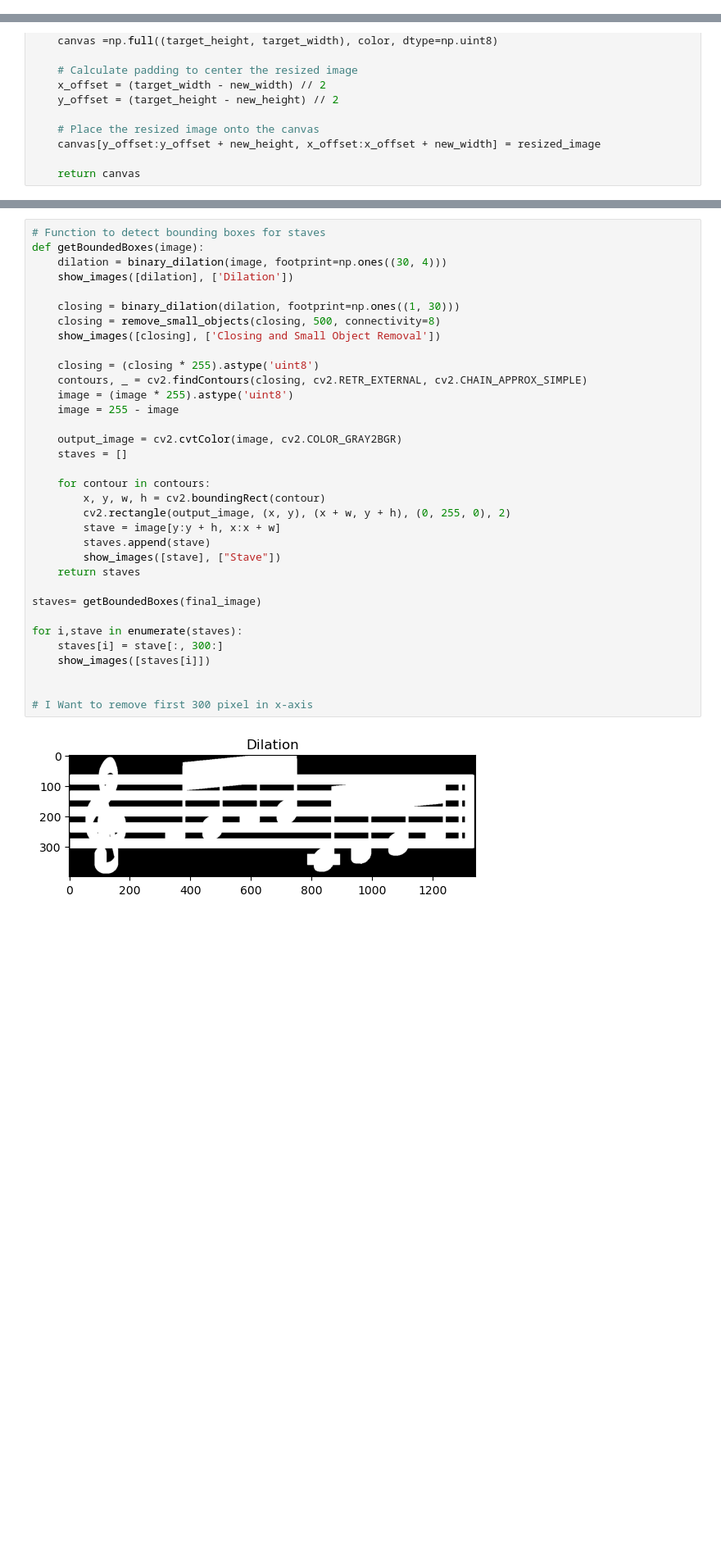
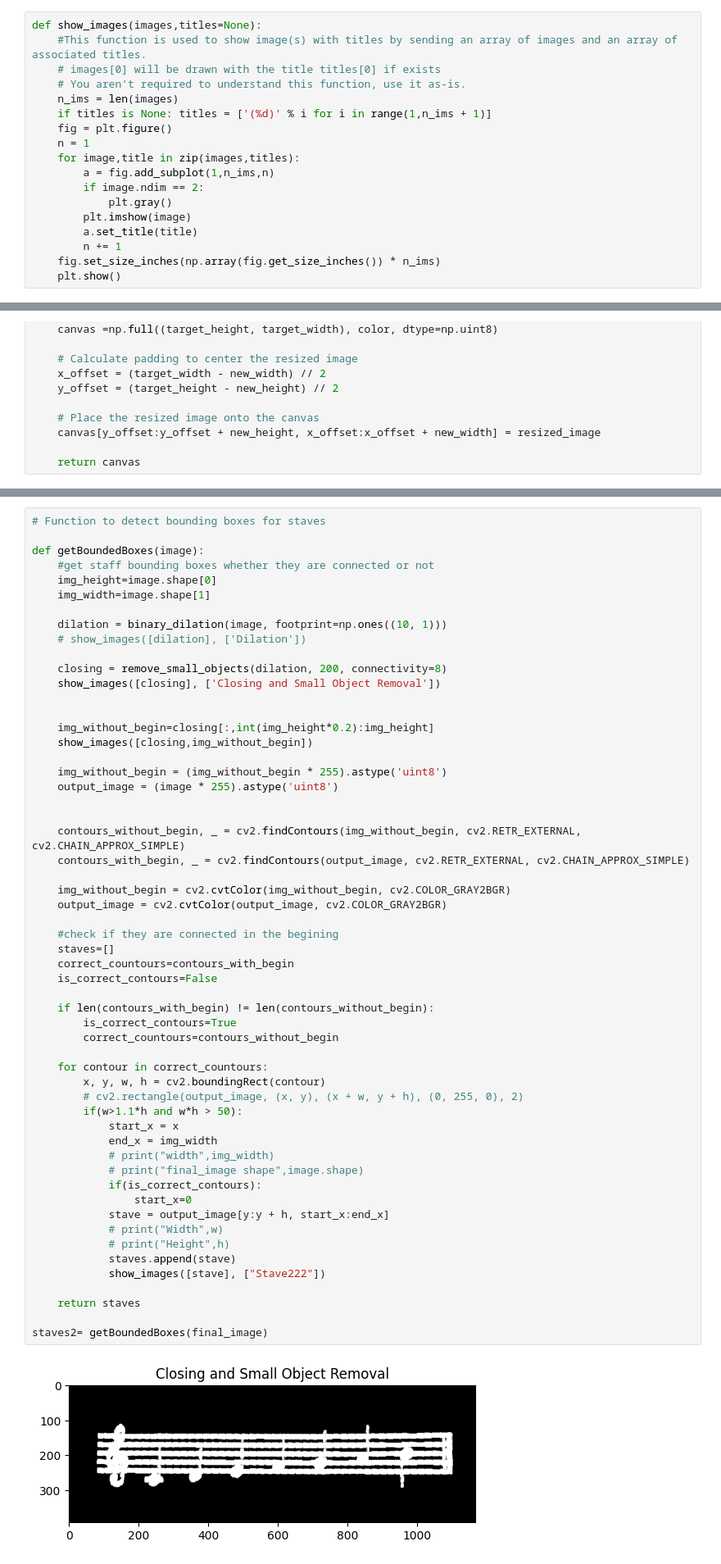
Before and after one commit to Malakyasser8/OMR-Music-Sheet-To-Song, a Jupyter notebook: main.ipynb, the cells around one changed output, grey strips where cells are left out. Shown: that part at 82% size. Drawn from its saved outputs; the diff is of its cells as text; blank space fills up the shorter version.

Commit message:
Zbatna pre processing w staff detection

```diff
--- a/main.ipynb
+++ b/main.ipynb
@@ -17,6 +17,24 @@ from skimage.morphology import binary_erosion, binary_dilation, binary_closing,
 from skimage.measure import find_contours
 from skimage.draw import rectangle
 from skimage.transform import resize
+# %%
+def show_images(images,titles=None):
+    #This function is used to show image(s) with titles by sending an array of images and an array of associated titles.
+    # images[0] will be drawn with the title titles[0] if exists
+    # You aren't required to understand this function, use it as-is.
+    n_ims = len(images)
+    if titles is None: titles = ['(%d)' % i for i in range(1,n_ims + 1)]
+    fig = plt.figure()
+    n = 1
+    for image,title in zip(images,titles):
+        a = fig.add_subplot(1,n_ims,n)
+        if image.ndim == 2:
+            plt.gray()
+        plt.imshow(image)
+        a.set_title(title)
+        n += 1
+    fig.set_size_inches(np.array(fig.get_size_inches()) * n_ims)
+    plt.show()
 # %%
 def histogram_equation(image):
     shape=image.shape
@@ -350,36 +346,58 @@ show_images([final_image],["final_image"])
 # %%
 # Function to detect bounding boxes for staves
+
 def getBoundedBoxes(image):
-    dilation = binary_dilation(image, footprint=np.ones((30, 4)))
-    show_images([dilation], ['Dilation'])
+    #get staff bounding boxes whether they are connected or not
+    img_height=image.shape[0]
+    img_width=image.shape[1]
 
-    closing = binary_dilation(dilation, footprint=np.ones((1, 30)))
-    closing = remove_small_objects(closing, 500, connectivity=8)
+    dilation = binary_dilation(image, footprint=np.ones((10, 1)))
+    # show_images([dilation], ['Dilation'])
+
+    closing = remove_small_objects(dilation, 200, connectivity=8)
     show_images([closing], ['Closing and Small Object Removal'])
 
-    closing = (closing * 255).astype('uint8')
-    contours, _ = cv2.findContours(closing, cv2.RETR_EXTERNAL, cv2.CHAIN_APPROX_SIMPLE)
-    image = (image * 255).astype('uint8')
-    image = 255 - image
 
-    output_image = cv2.cvtColor(image, cv2.COLOR_GRAY2BGR)
-    staves = []
+    img_without_begin=closing[:,int(img_height*0.2):img_height]
+    show_images([closing,img_without_begin])
 
-    for contour in contours:
+    img_without_begin = (img_without_begin * 255).astype('uint8')
+    output_image = (image * 255).astype('uint8')
+
+
+    contours_without_begin, _ = cv2.findContours(img_without_begin, cv2.RETR_EXTERNAL, cv2.CHAIN_APPROX_SIMPLE)
+    contours_with_begin, _ = cv2.findContours(output_image, cv2.RETR_EXTERNAL, cv2.CHAIN_APPROX_SIMPLE)
+
+    img_without_begin = cv2.cvtColor(img_without_begin, cv2.COLOR_GRAY2BGR)
+    output_image = cv2.cvtColor(output_image, cv2.COLOR_GRAY2BGR)
+
+    #check if they are connected in the begining
+    staves=[]
+    correct_countours=contours_with_begin
+    is_correct_contours=False
+
+    if len(contours_with_begin) != len(contours_without_begin):
+        is_correct_contours=True
+        correct_countours=contours_without_begin
+
+    for contour in correct_countours:
         x, y, w, h = cv2.boundingRect(contour)
-        cv2.rectangle(output_image, (x, y), (x + w, y + h), (0, 255, 0), 2)
-        stave = image[y:y + h, x:x + w]
-        staves.append(stave)
-        show_images([stave], ["Stave"])
+        # cv2.rectangle(output_image, (x, y), (x + w, y + h), (0, 255, 0), 2)
+        if(w>1.1*h and w*h > 50):
+            start_x = x
+            end_x = img_width
+            # print("width",img_width)
+            # print("final_image shape",image.shape)
+            if(is_correct_contours):
+                start_x=0
+            stave = output_image[y:y + h, start_x:end_x]
+            # print("Width",w)
+            # print("Height",h)
+            staves.append(stave)
+            show_images([stave], ["Stave222"])
+
     return staves
 
-staves= getBoundedBoxes(final_image)
-
-for i,stave in enumerate(staves):
-    staves[i] = stave[:, 300:]
-    show_images([staves[i]])
-
-
-# I Want to remove first 300 pixel in x-axis
+staves2= getBoundedBoxes(final_image)
 # %% [output]
-[figure, old version]
+[figure, new version]
```
Also changed, not shown: parts of 7 cells of this notebook, 3 other files.
